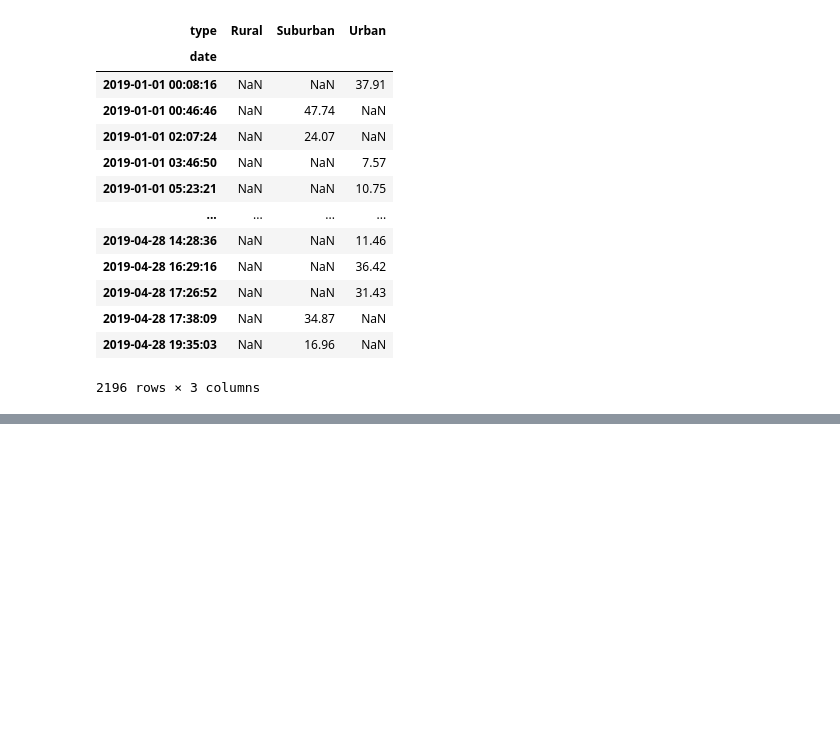
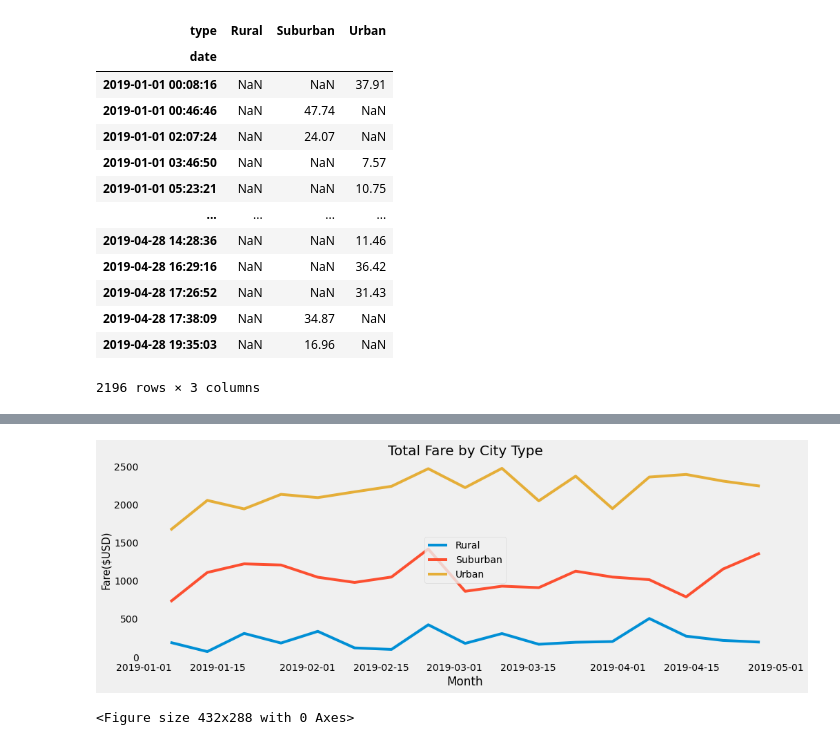
Before and after one commit to shawnkitagawa/PyBer_Analysis, a Jupyter notebook: PyBer_Challenge_starter_code.ipynb, the cells around one changed output, grey strips where cells are left out. Drawn from its saved outputs; the diff is of its cells as text; code cells hidden in the pictures; blank space fills up the shorter version.

```diff
--- a/PyBer_Challenge_starter_code.ipynb
+++ b/PyBer_Challenge_starter_code.ipynb
@@ -205,6 +276,7 @@ table
 # df.index = pd.to_datetime(df.index)
 #table = table.reset_index()
 #table[date] = pd.to_datetime(table[date])
+table.index = pd.to_datetime(table.index)
 # %%
 # 7. Check that the datatype for the index is datetime using df.info()
 #table[date] = pd.to_datetime(table[date])
@@ -242,0 +336,24 @@ TypeError: Only valid with DatetimeIndex, TimedeltaIndex or PeriodIndex, but got
+# %%
+
+from matplotlib import style
+
+style.use("fivethirtyeight")
+
+x_labels = ["Rural", "Suburban","Urban"]
+plt.subplots(figsize = (15,5))
+plt.plot(date_df, label = x_labels)
+plt.legend(loc = "center")
+plt.title("Total Fare by City Type", fontsize= 20)
+plt.ylabel("Fare($USD)", fontsize = 15)
+plt.xlabel("Month")
+#plt.xticks()
+plt.grid()
+
+
+
+
+plt.show()
+plt.tight_layout()
+# %% [output]
+[figure, added]
+<Figure size 432x288 with 0 Axes>
```
Also changed, not shown: parts of 10 cells of this notebook, 2 other files.
